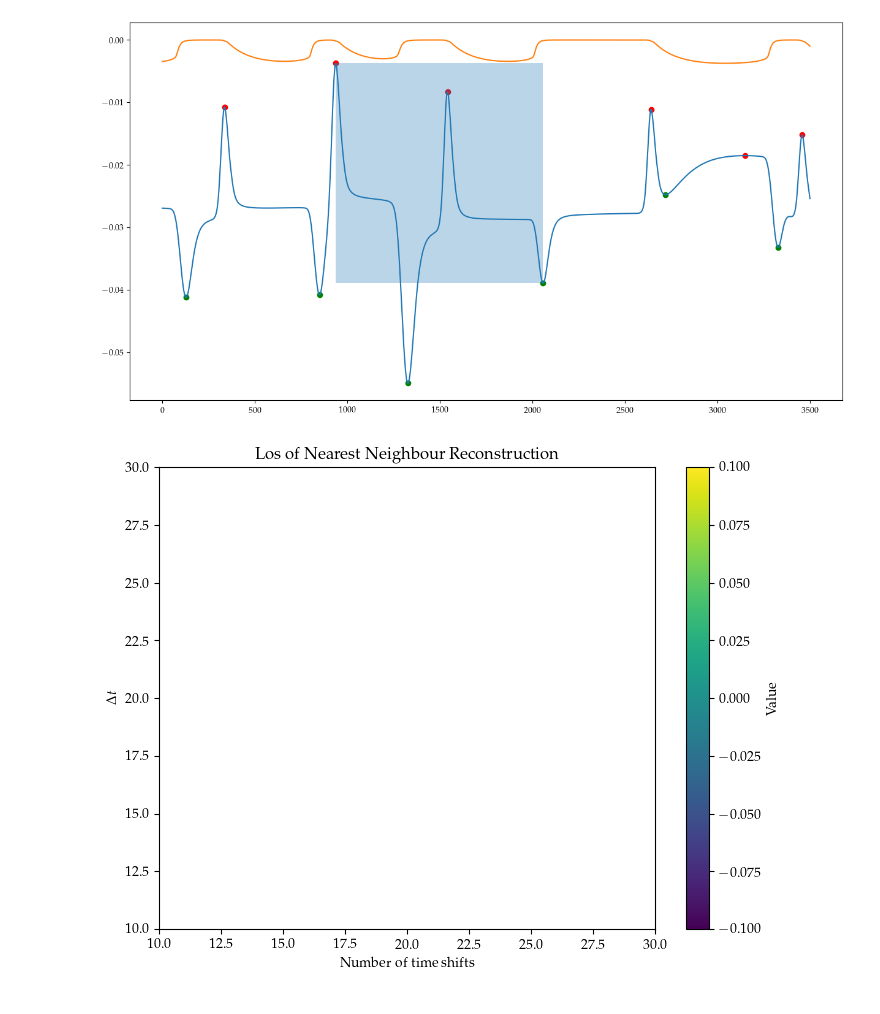
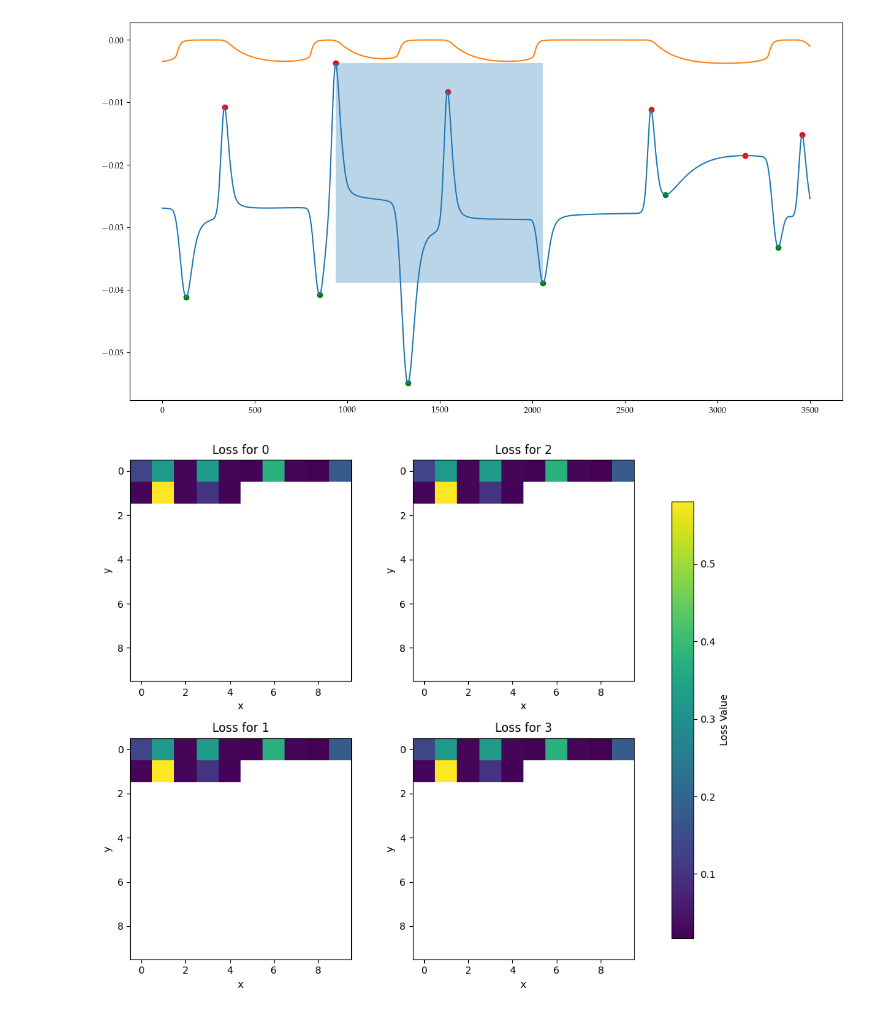
Before and after one commit to LukasBremer/SMM_AdODE_2D, a Jupyter notebook: adode_cluster/SpringMassModel/GuessActiveStress.ipynb, the cells around one changed output. Saved outputs shown, nothing was run; the diff lists cells and outputs as text; code cells hidden in the pictures.

```diff
--- a/adode_cluster/SpringMassModel/GuessActiveStress.ipynb
+++ b/adode_cluster/SpringMassModel/GuessActiveStress.ipynb
@@ -362,28 +364,39 @@ t_stop_fit = t_stop + 500+ minima_temp0[min_indx+1] + 500
 # %% [output]
 [figure]
 # %%
-losses = np.load('../data/SpringMassModel/NearestNeighbourReconstruction/eval_hyps_var.npy')
+losses = np.load('../data/SpringMassModel/NearestNeighbourReconstruction/eval_hyps2.npy')
-# %%
-data = losses  # Replace with your array
-
-# Define custom scales for x and y axes
-x_scale = np.linspace(10,30, data.shape[1])  # Custom x-scale
-y_scale = np.linspace(10,30, data.shape[0])  # Custom y-scale
-
-# Plotting the heatmap
-plt.figure(figsize=(8, 6))
-plt.imshow(data, extent=[x_scale[0], x_scale[-1], y_scale[0], y_scale[-1]],
-           origin='lower', aspect='auto', cmap='viridis')
-
-# Add colorbar
-plt.colorbar(label='Value')
-
-# Labeling axes
-plt.xlabel('Number of time shifts')
-plt.ylabel(r'$\Delta t$')
-plt.title('Los of Nearest Neighbour Reconstruction')
-
-# Show the plot
-plt.show()
-# %% [output]
-[figure, removed]
+# %%
+fig, axs = plt.subplots(2, 2, figsize=(10, 8))
+
+# Find the global vmin and vmax for consistent color scaling
+vmin = np.nanmin(losses[:, :, :, 1])
+vmax = np.nanmax(losses[:, :, :, 1])
+
+# Create the subplots and use a single colorbar
+for i in range(2):
+    for j in range(2):
+        im = axs[i, j].imshow(
+            losses[:, :, i + j * 2, 1],
+            cmap='viridis',
+            interpolation='nearest',
+            vmin=vmin,
+            vmax=vmax
+        )
+        axs[i, j].set_title(f'Loss for {i + j * 2}')
+        axs[i, j].set_xlabel('x')
+        axs[i, j].set_ylabel('y')
+
+# Add a single colorbar outside the figure
+cbar = fig.colorbar(
+    im,
+    ax=axs,
+    orientation='vertical',  # 'horizontal' for below the figure
+    fraction=0.08,           # Fraction of original axes height
+    pad=0.1                  # Padding between the figure and the colorbar
+)
+cbar.set_label('Loss Value')
+
+plt.tight_layout(rect=[0, 0, 0.8, 1])  # Adjust layout to make space for the colorbar
+plt.show()
+# %% [output]
+[figure, added]
```
Also changed, not shown: parts of 1 cell of this notebook, 1 other file.
